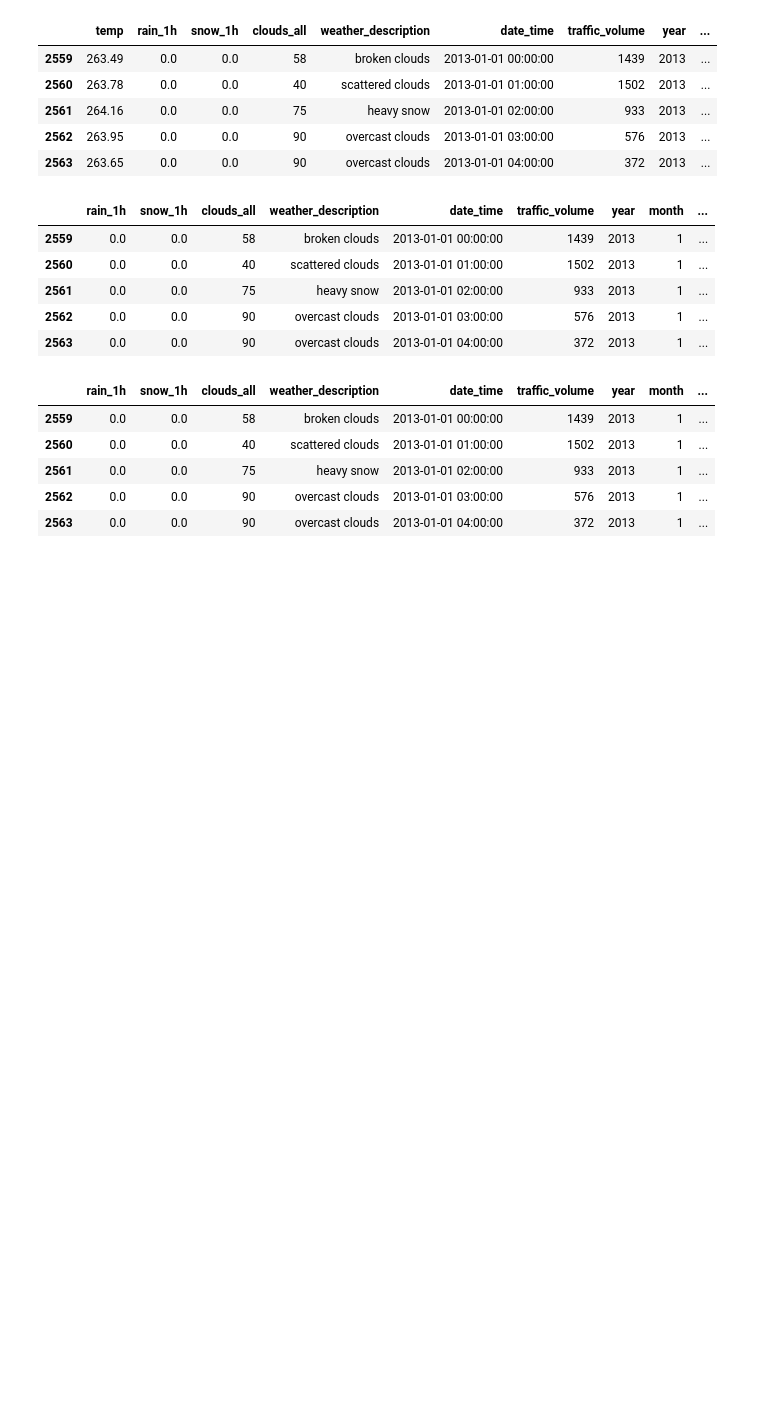
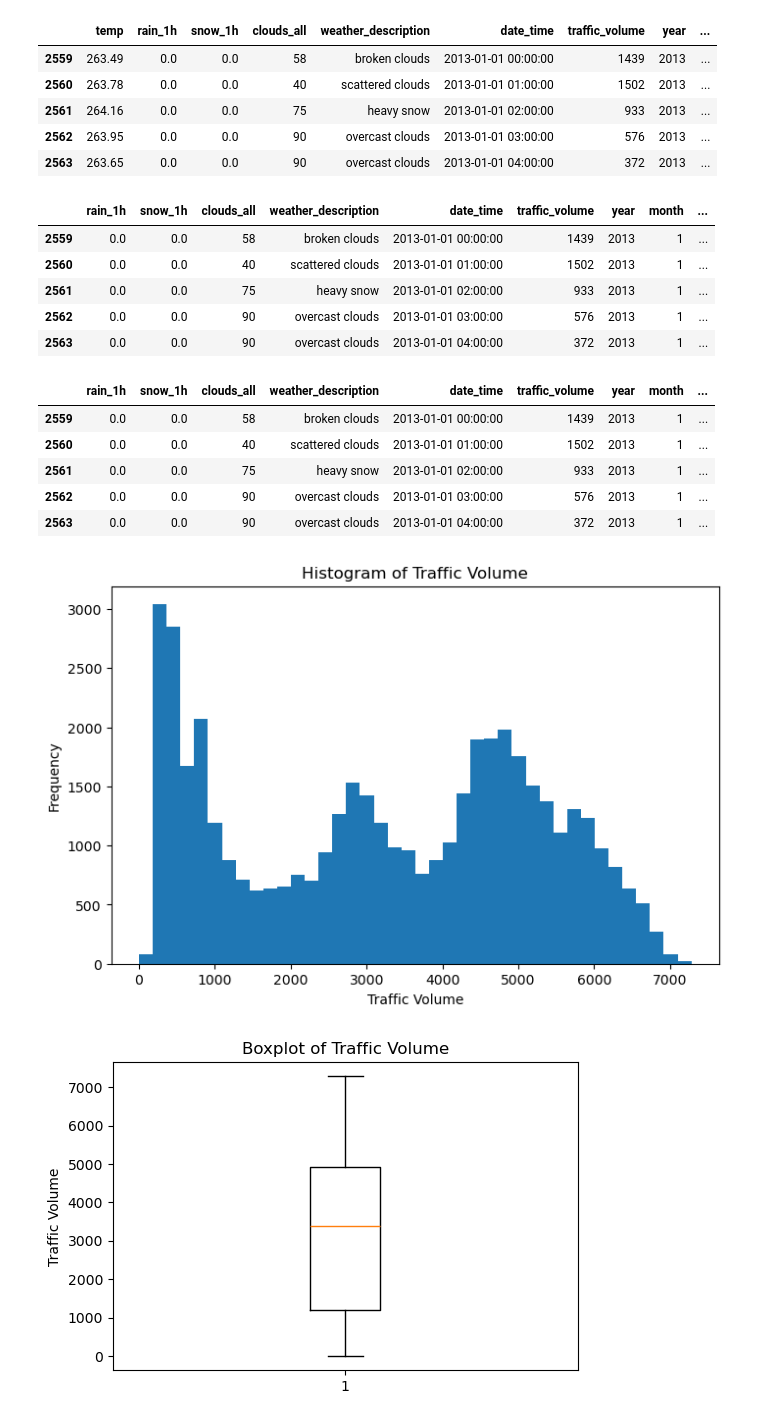
Before and after one commit to Titaniel3/ASDA_2025_Group_1_Portfolio_new, a Jupyter notebook: notebooks/week 8 DL_draft.ipynb, the cells around one changed output. Drawn from its saved outputs; the diff is of its cells as text; code cells hidden in the pictures; blank space fills up the shorter version.

```diff
--- a/notebooks/week 8 DL_draft.ipynb
+++ b/notebooks/week 8 DL_draft.ipynb
@@ -249,0 +249,18 @@ df.to_excel("../datasets/travic dataset cleaned.xlsx", index=False)
+# %%
+# Histogram of traffic_volume
+plt.figure(figsize=(8,5))
+plt.hist(df["traffic_volume"], bins=40)
+plt.title("Histogram of Traffic Volume")
+plt.xlabel("Traffic Volume")
+plt.ylabel("Frequency")
+plt.show()
+
+# Boxplot of traffic_volume
+plt.figure(figsize=(6,4))
+plt.boxplot(df["traffic_volume"], vert=True)
+plt.title("Boxplot of Traffic Volume")
+plt.ylabel("Traffic Volume")
+plt.show()
+# %% [output]
+[figure, added]
+[figure, added]
```
Also changed, not shown: parts of 10 cells of this notebook, 1 other file.
